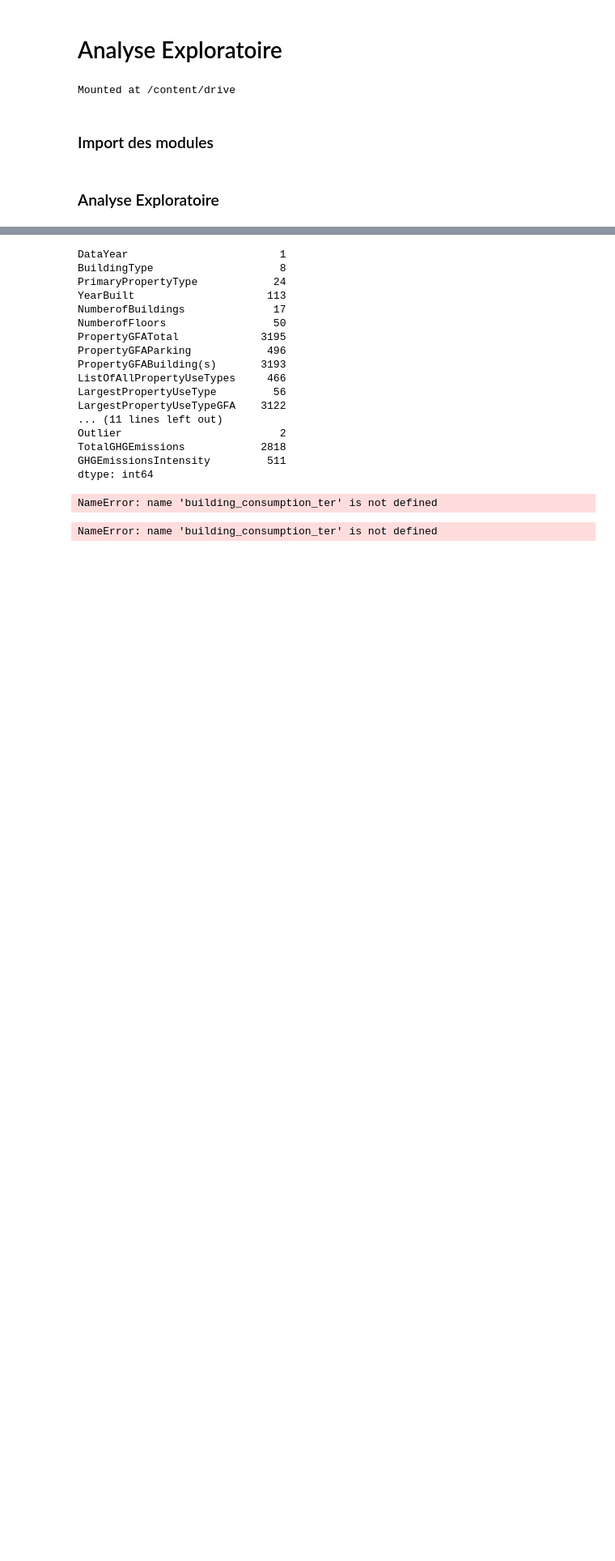
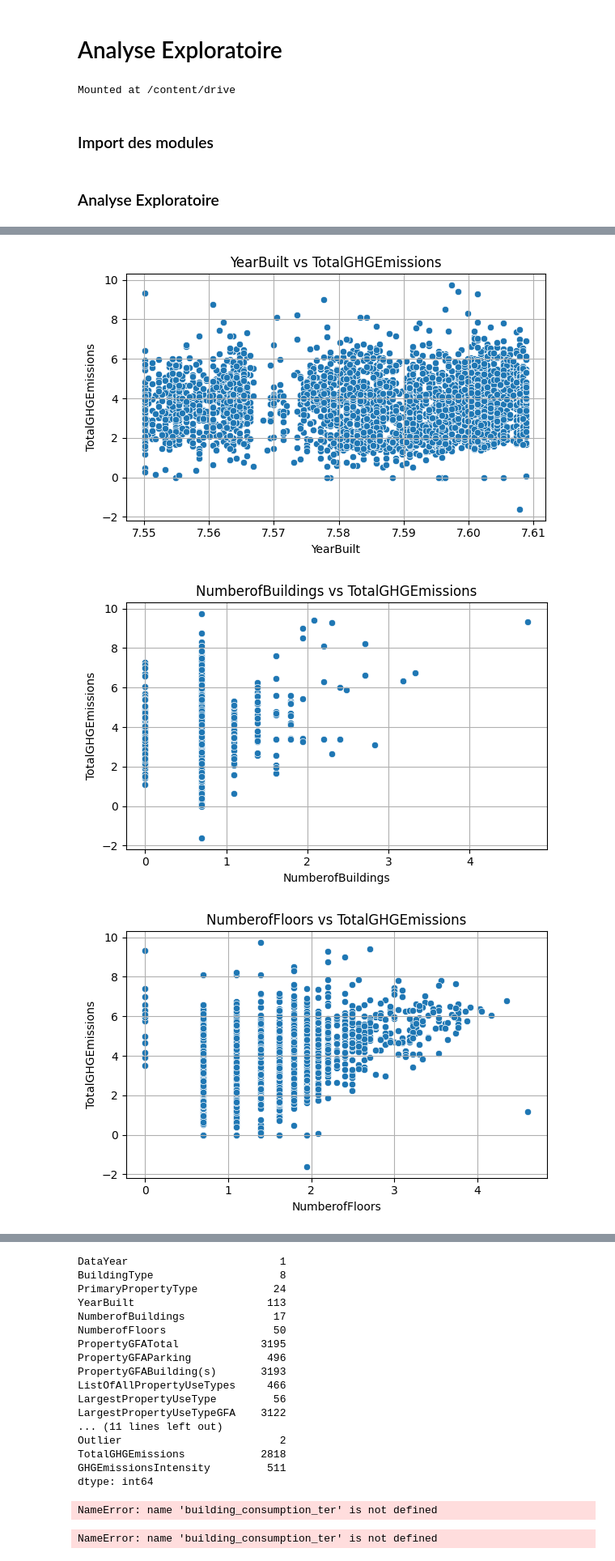
Before and after one commit to Smalzzo/Projet_EmissionCo2, a Jupyter notebook: P3_template_modelistation_supervisee_data_scientist.ipynb, the cells around one changed output, grey strips where cells are left out. Shown at 81% size. Cells and saved outputs as stored; diff of their text form; code cells hidden in the pictures; blank space fills up the shorter version.

```diff
--- a/P3_template_modelistation_supervisee_data_scientist.ipynb
+++ b/P3_template_modelistation_supervisee_data_scientist.ipynb
@@ -50,5 +43,15 @@ memory usage: 1.2+ MB
 # %%
-building_consumption_bis=building_consumption.drop(columns=['OSEBuildingID','Address','ZipCode','PropertyName','TaxParcelIdentificationNumber','Neighborhood','ThirdLargestPropertyUseType','ThirdLargestPropertyUseTypeGFA','YearsENERGYSTARCertified','Electricity(kWh)','NaturalGas(therms)','Comments','SecondLargestPropertyUseType','SecondLargestPropertyUseTypeGFA','Latitude','Longitude','CouncilDistrictCode','ComplianceStatus','City','State'])
+building_consumption_bis=building_consumption.drop(columns=['DataYear','OSEBuildingID','Address','ZipCode','PropertyName','TaxParcelIdentificationNumber','Neighborhood','ThirdLargestPropertyUseType','ThirdLargestPropertyUseTypeGFA','YearsENERGYSTARCertified','Comments','SecondLargestPropertyUseType','SecondLargestPropertyUseTypeGFA','Latitude','Longitude','CouncilDistrictCode','ComplianceStatus','City','State','SiteEUIWN(kBtu/sf)'
+,'SourceEUI(kBtu/sf)'
+,'SourceEUIWN(kBtu/sf)'
+,'SiteEnergyUse(kBtu)'
+,'SiteEnergyUseWN(kBtu)'
+,'SteamUse(kBtu)'
+,'Electricity(kWh)'
+,'Electricity(kBtu)'
+,'NaturalGas(therms)'
+,'NaturalGas(kBtu)'
+,'SiteEUI(kBtu/sf)'                            ])
 building_consumption_bis.info(True)
 # %% [output]
 <class 'pandas.core.frame.DataFrame'>
@@ -70,0 +96,41 @@ memory usage: 662.8+ KB
+# %%
+import numpy as np
+
+# Créer une copie
+df = building_consumption_bis.copy()
+
+# Sélectionner les colonnes numériques
+numerical_cols = df.select_dtypes(include=["int64", "float64"]).columns
+
+# Filtrer les lignes où toutes les colonnes numériques sont > 0
+df_positive = df[(df[numerical_cols] > 0).all(axis=1)]
+
+
+# Colonnes numériques éligibles
+log_candidates = [
+    col for col in df_positive.select_dtypes(include=["int64", "float64"]).columns ]
+
+# Appliquer log1p pour chaque colonne (log(x + 1))
+for col in log_candidates:
+    df[col] = np.log1p(df[col])
+
+# === Filtrer les colonnes numériques (sauf la cible)
+numerical_cols = df.select_dtypes(include=["int64", "float64"]).columns.tolist()
+numerical_cols = [col for col in numerical_cols if col != target]
+
+# === Tracer le nuage de points pour chaque colonne vs la cible
+for col in numerical_cols:
+    if df[col].std() == 0:
+        continue  # ignorer colonnes constantes
+    plt.figure(figsize=(6, 4))
+    sns.scatterplot(x=df[col], y=df['TotalGHGEmissions'])
+    plt.title(f"{col} vs {'TotalGHGEmissions'}")
+    plt.xlabel(col)
+    plt.ylabel('TotalGHGEmissions')
+    plt.grid(True)
+    plt.tight_layout()
+    plt.show()
+# %% [output]
+[figure, added]
+[figure, added]
+[figure, added]
```
Also changed, not shown: parts of 9 cells of this notebook.
